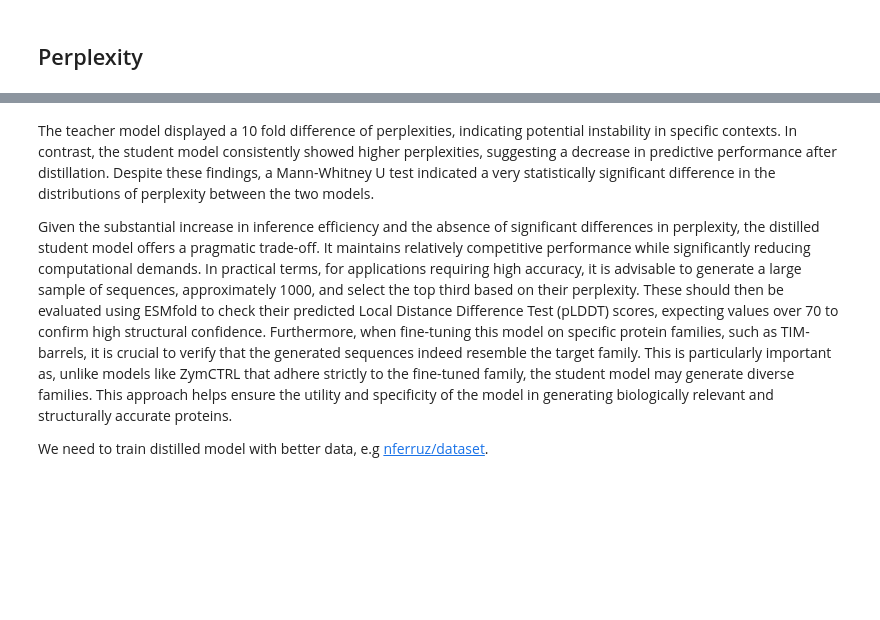
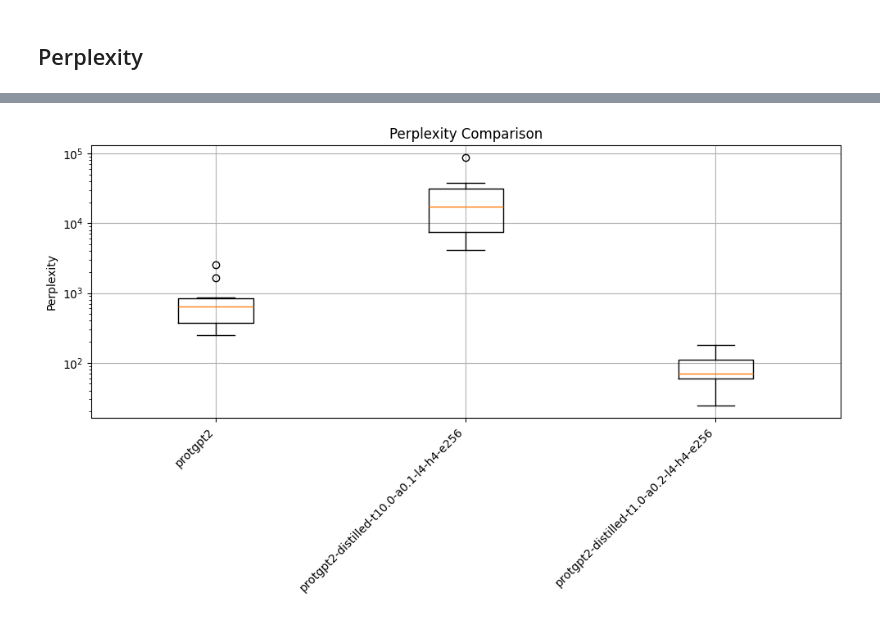
Before and after one commit to ewijaya/protein-lm-distill, a Jupyter notebook: compare_student_teacher.ipynb, the cells around one changed output, grey strips where cells are left out. Drawn from its saved outputs; the diff is of its cells as text; code cells hidden in the pictures; blank space fills up the shorter version.

```diff
--- a/compare_student_teacher.ipynb
+++ b/compare_student_teacher.ipynb
@@ -179,8 +196,21 @@ P-value from Mann-Whitney U test: 1.83e-04
-# %% [markdown]
- The teacher model displayed a 10 fold difference of perplexities, indicating potential instability in specific contexts. In contrast, the student model consistently showed higher perplexities, suggesting a decrease in predictive performance after distillation. Despite these findings, a Mann-Whitney U test indicated a very statistically significant difference in the distributions of perplexity between the two models.
-
-Given the substantial increase in inference efficiency and the absence of significant differences in perplexity, the distilled student model offers a pragmatic trade-off. It maintains relatively competitive performance while significantly reducing computational demands. In practical terms, for applications requiring high accuracy, it is advisable to generate a large sample of sequences, approximately 1000, and select the top third based on their perplexity. These should then be evaluated using ESMfold to check their predicted Local Distance Difference Test (pLDDT) scores, expecting values over 70 to confirm high structural confidence. Furthermore, when fine-tuning this model on specific protein families, such as TIM-barrels, it is crucial to verify that the generated sequences indeed resemble the target family. This is particularly important as, unlike models like ZymCTRL that adhere strictly to the fine-tuned family, the student model may generate diverse families. This approach helps ensure the utility and specificity of the model in generating biologically relevant and structurally accurate proteins.
-
-
-We need to train distilled model with better data,
-e.g [nferruz/dataset](https://huggingface.co/datasets/nferruz/dataset_fastas).
+# %%
+import matplotlib.pyplot as plt
+
+# Combine the perplexities into a list of lists
+perplexities = [teacher_perplexities] + safe_student_perplexities
+
+# Labels for the models
+labels = [teacher_model_name.split('/')[-1]] + [name.split('/')[-1] for name in student_model_names]
+
+# Creating the boxplot
+plt.figure(figsize=(10, 6))
+plt.boxplot(perplexities, labels=labels)
+plt.ylabel('Perplexity')
+plt.title('Perplexity Comparison')
+plt.grid(True)
+plt.xticks(rotation=45, ha='right')
+plt.yscale('log')  # Set the y-axis to logarithmic scale
+plt.tight_layout()
+plt.show()
+# %% [output]
+[figure, added]
```
Also changed, not shown: parts of 7 cells of this notebook.
